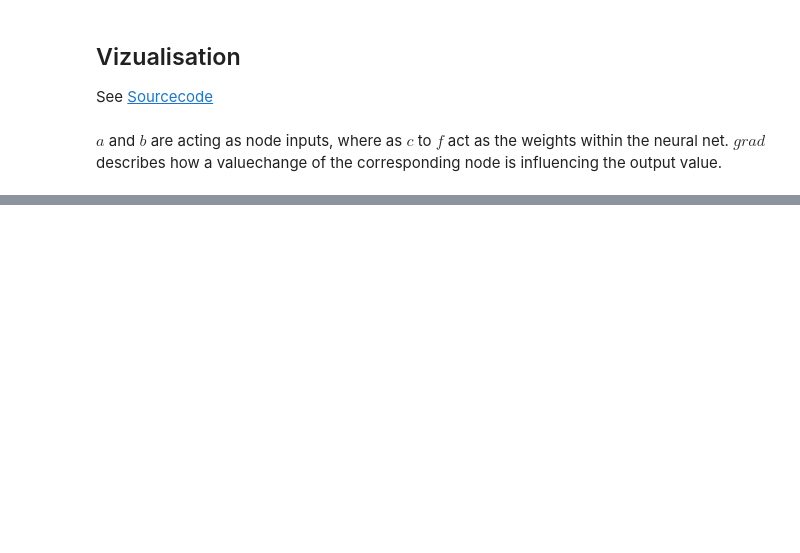
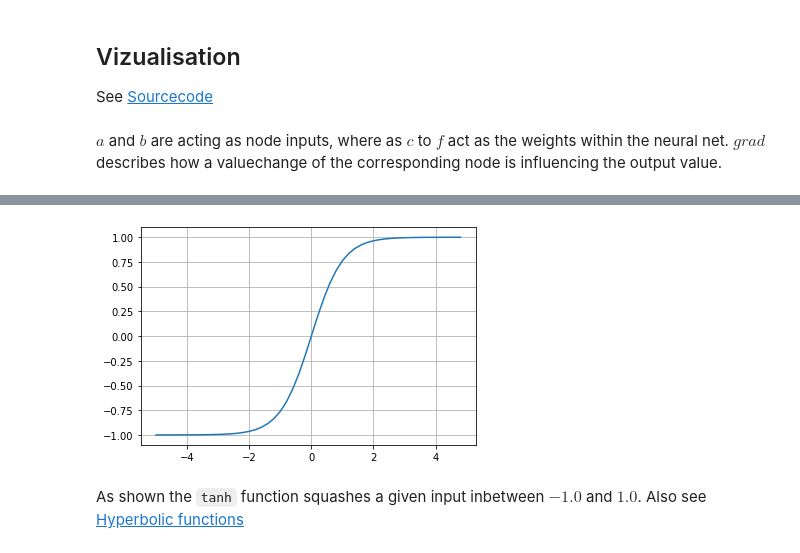
Before and after one commit to AndreasMing/Learning, a Jupyter notebook: NeuralnetsWithMicrograd.ipynb, the cells around one changed output, grey strips where cells are left out. Cells and saved outputs as stored; diff of their text form; code cells hidden in the pictures; blank space fills up the shorter version.

```diff
--- a/NeuralnetsWithMicrograd.ipynb
+++ b/NeuralnetsWithMicrograd.ipynb
@@ -198,0 +292,7 @@ b.grad = d.grad * a.data
+# %%
+# example of the tanh activation function
+plt.plot(np.arange(-5,5,0.2), np.tanh(np.arange(-5,5,0.2))); plt.grid()
+# %% [output]
+[figure, added]
+# %% [markdown]
+As shown the ``tanh`` function squashes a given input inbetween $-1.0$ and $1.0$. Also see [Hyperbolic functions](https://en.wikipedia.org/wiki/Hyperbolic_functions)
```
Also changed, not shown: parts of 19 cells of this notebook.
